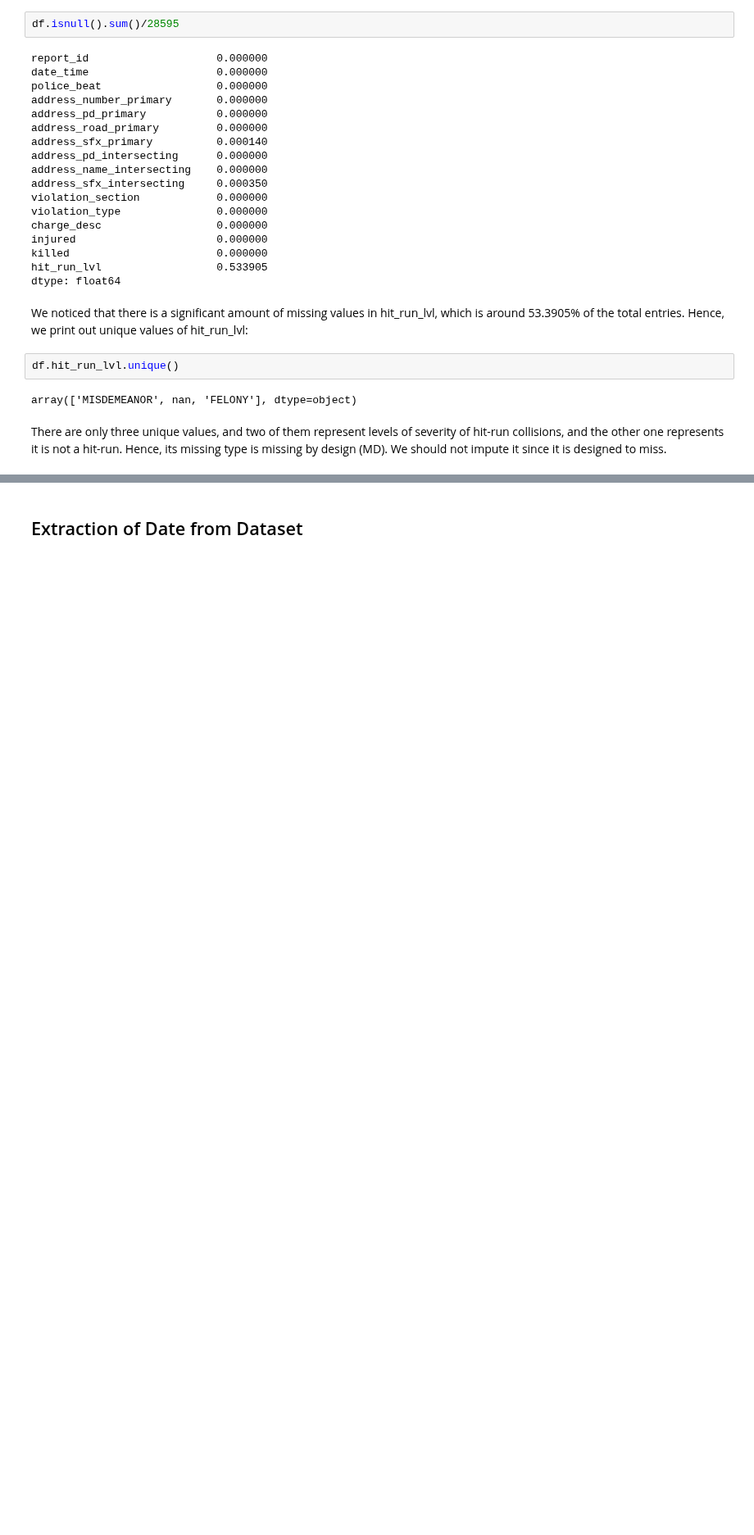
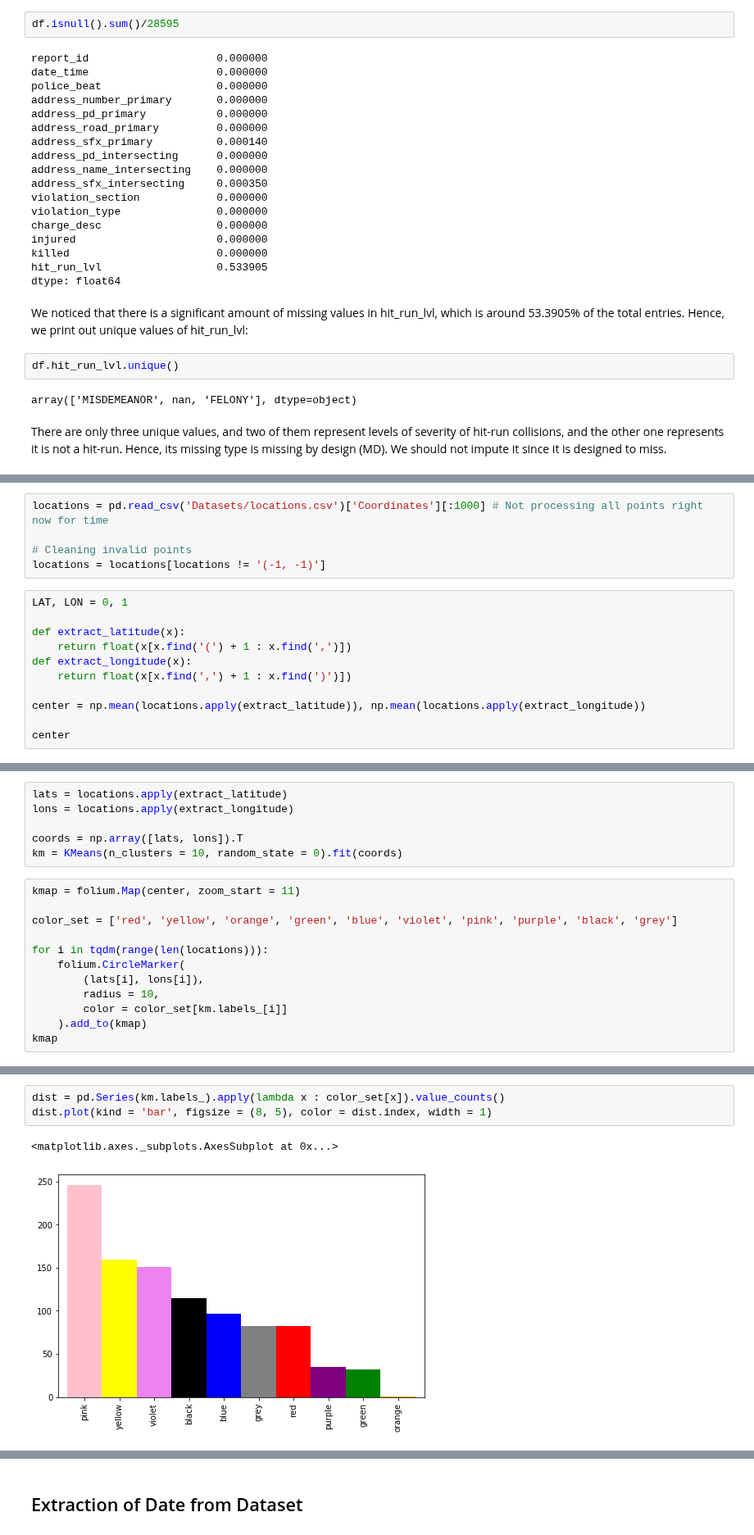
Before and after one commit to COGS108/group061, a Jupyter notebook: Final Project.ipynb, the cells around one changed output, grey strips where cells are left out. Shown at 82% size. Saved outputs shown, nothing was run; the diff lists cells and outputs as text; blank space fills up the shorter version.

```diff
--- a/Final Project.ipynb
+++ b/Final Project.ipynb
@@ -198,0 +163,16 @@ There are only three unique values, and two of them represent levels of severity
+# %%
+locations = pd.read_csv('Datasets/locations.csv')['Coordinates'][:1000] # Not processing all points right now for time
+
+# Cleaning invalid points
+locations = locations[locations != '(-1, -1)']
+# %%
+LAT, LON = 0, 1
+
+def extract_latitude(x):
+    return float(x[x.find('(') + 1 : x.find(',')])
+def extract_longitude(x):
+    return float(x[x.find(',') + 1 : x.find(')')])
+
+center = np.mean(locations.apply(extract_latitude)), np.mean(locations.apply(extract_longitude))
+
+center
@@ -198,0 +206,18 @@ There are only three unique values, and two of them represent levels of severity
+# %%
+lats = locations.apply(extract_latitude)
+lons = locations.apply(extract_longitude)
+
+coords = np.array([lats, lons]).T
+km = KMeans(n_clusters = 10, random_state = 0).fit(coords)
+# %%
+kmap = folium.Map(center, zoom_start = 11)
+
+color_set = ['red', 'yellow', 'orange', 'green', 'blue', 'violet', 'pink', 'purple', 'black', 'grey']
+
+for i in tqdm(range(len(locations))):
+    folium.CircleMarker(
+        (lats[i], lons[i]),
+        radius = 10,
+        color = color_set[km.labels_[i]]
+    ).add_to(kmap)
+kmap
@@ -198,0 +227,6 @@ There are only three unique values, and two of them represent levels of severity
+# %%
+dist = pd.Series(km.labels_).apply(lambda x : color_set[x]).value_counts()
+dist.plot(kind = 'bar', figsize = (8, 5), color = dist.index, width = 1)
+# %% [output]
+<matplotlib.axes._subplots.AxesSubplot at 0x...>
+[figure, added]
```
Also changed, not shown: parts of 90 cells of this notebook, 5 other files.
